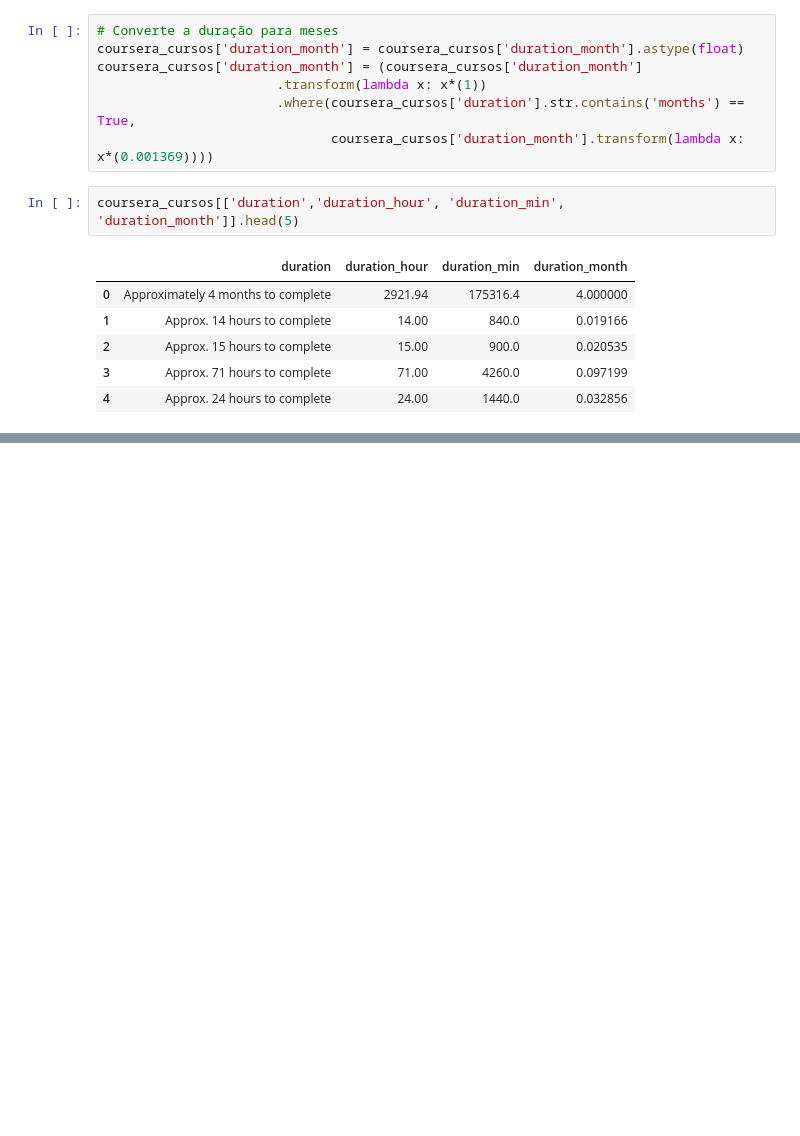
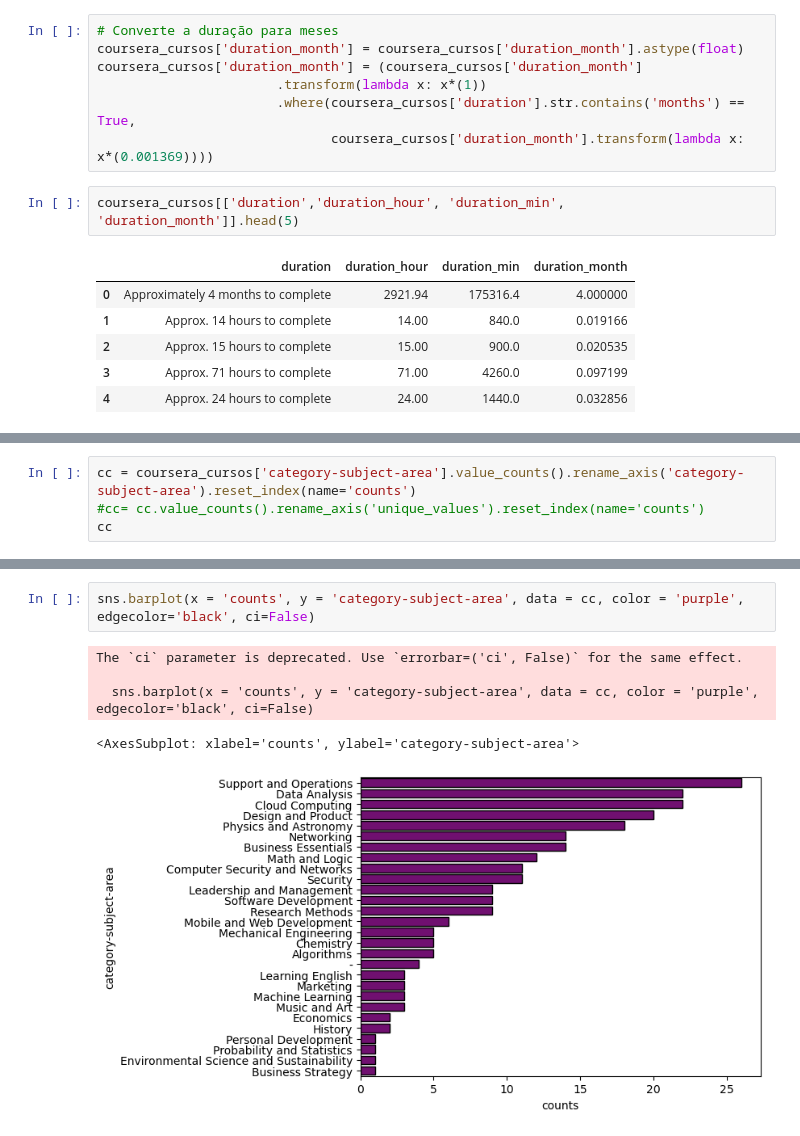
Before and after one commit to ismailymendes/mooc_udemy_coursera, a Jupyter notebook: mooc_udemy_coursera.ipynb, the cells around one changed output, grey strips where cells are left out. Saved outputs shown, nothing was run; the diff lists cells and outputs as text; blank space fills up the shorter version.

```diff
--- a/mooc_udemy_coursera.ipynb
+++ b/mooc_udemy_coursera.ipynb
@@ -850,0 +821,4 @@ plt.show()
+# %%
+cc = coursera_cursos['category-subject-area'].value_counts().rename_axis('category-subject-area').reset_index(name='counts')
+#cc= cc.value_counts().rename_axis('unique_values').reset_index(name='counts')
+cc
@@ -850,0 +843,8 @@ plt.show()
+# %%
+sns.barplot(x = 'counts', y = 'category-subject-area', data = cc, color = 'purple', edgecolor='black', ci=False)
+# %% [output]
+The `ci` parameter is deprecated. Use `errorbar=('ci', False)` for the same effect.
+
+  sns.barplot(x = 'counts', y = 'category-subject-area', data = cc, color = 'purple', edgecolor='black', ci=False)
+<AxesSubplot: xlabel='counts', ylabel='category-subject-area'>
+[figure, added]
```
Also changed, not shown: parts of 8 cells of this notebook.
